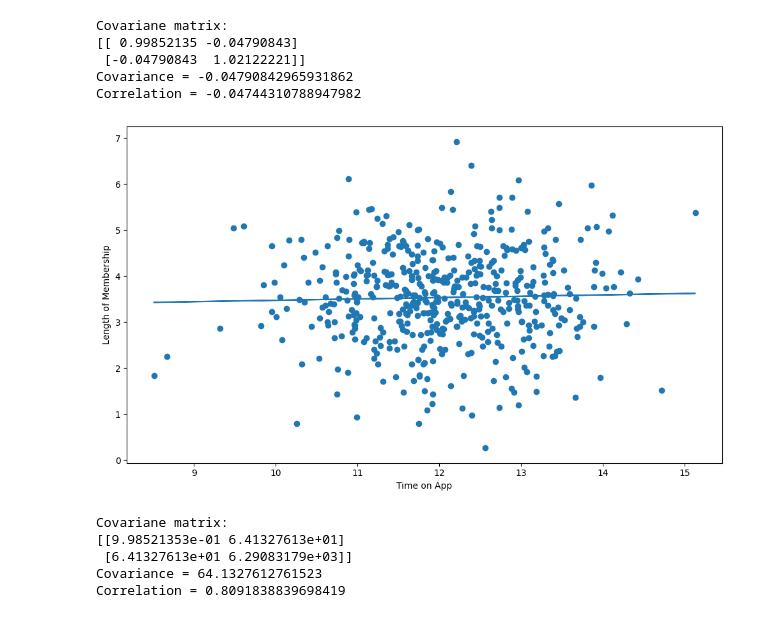
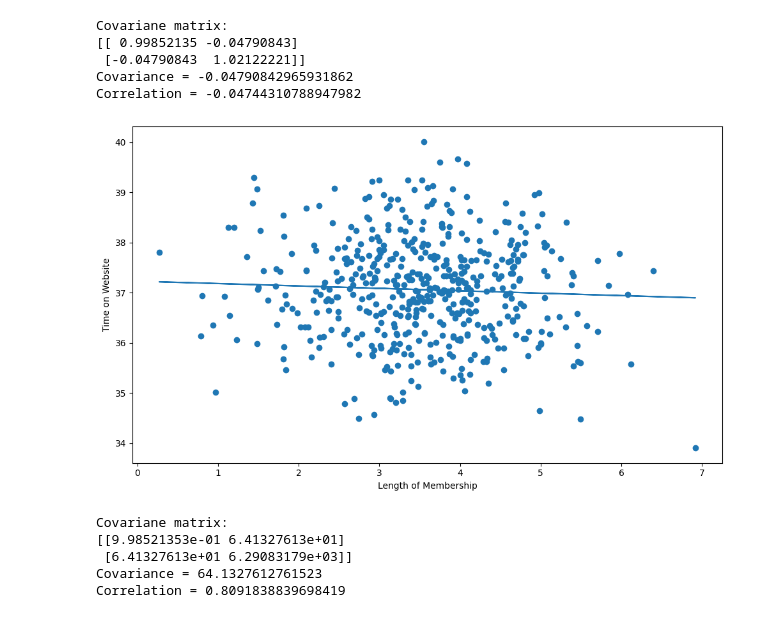
Before and after one commit to Uric01/data_science, a Jupyter notebook: ecommerce-customer-data.ipynb, the cells around one changed output. Drawn from its saved outputs; the diff is of its cells as text; code cells hidden in the pictures.

```diff
--- a/ecommerce-customer-data.ipynb
+++ b/ecommerce-customer-data.ipynb
@@ -213,15 +216,15 @@ Covariance = -0.04790842965931862
 Correlation = -0.04744310788947982
 # %%
 plt.figure(figsize = (10,6))
-plt.scatter(df2['Time on App'],df2['Length of Membership'])
-plt.xlabel('Time on App')
-plt.ylabel('Length of Membership')
-m, b = np.polyfit(df2['Time on App'], df2['Length of Membership'], 1)
-plt.plot(df2['Time on App'], m*df2['Time on App']+b)
+plt.scatter(df2['Length of Membership'],df2['Time on Website'],)
+plt.xlabel('Length of Membership')
+plt.ylabel('Time on Website')
+m, b = np.polyfit(df2['Length of Membership'], df2['Time on Website'], 1)
+plt.plot(df2['Length of Membership'], m*df2['Length of Membership']+b)
 plt.tight_layout()
 plt.show()
 # %% [output]
-[figure, old version]
+[figure, new version]
 # %%
 #Length of Membership vs Yearly Amount Spent
 print(f"Covariane matrix:\n{np.cov(df2['Length of Membership'], df2['Yearly Amount Spent'])}")
```
Also changed, not shown: parts of 10 cells of this notebook.
